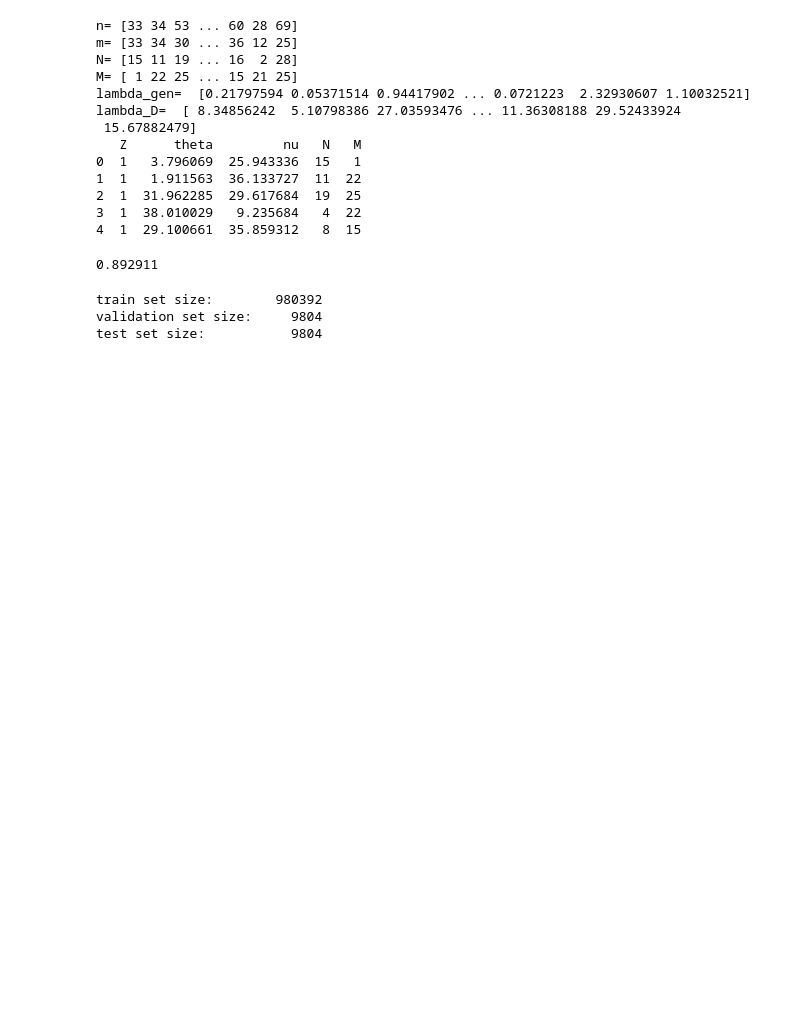
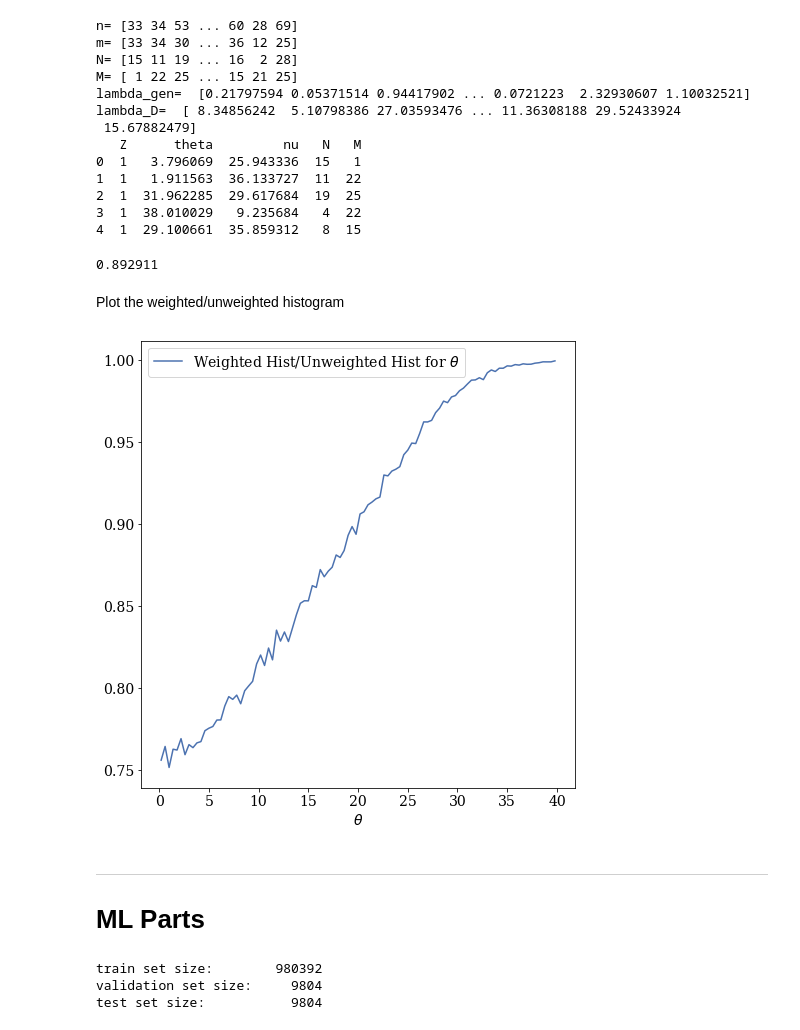
Before and after one commit to AliAlkadhim/LFI_HEP, a Jupyter notebook: Generate_Training_Data_2_parameters_step_1.ipynb, the cells around one changed output. Cells and saved outputs as stored; diff of their text form; code cells hidden in the pictures; blank space fills up the shorter version.

```diff
--- a/Generate_Training_Data_2_parameters_step_1.ipynb
+++ b/Generate_Training_Data_2_parameters_step_1.ipynb
@@ -270,6 +270,39 @@ lambda_D=  [ 8.34856242  5.10798386 27.03593476 ... 11.36308188 29.52433924
 np.sum(data_2_param.Z)/len(data_2_param.Z)
 # %% [output]
 0.892911
+# %% [markdown]
+Plot the weighted/unweighted histogram
+# %%
+def plot_weighted_hist(data_df):
+    #we can select which M, N by doing select= data_df.M = M
+    data_df = pd.read_csv(data_df)
+    fig, ax = plt.subplots(1,1, figsize=(7,7))
+    fig.tight_layout()
+    hist_counts_theta_w, b_theta_w = np.histogram(data_df.theta, weights=np.array(data_df.Z), bins=100)
+    hist_counts_theta_uw, b_theta_uw = np.histogram(data_df.theta, bins=100)
+    hist_counts_theta = hist_counts_theta_w/hist_counts_theta_uw
+    #CLEARLY IT DOESN'T WORK FOR NU
+    # hist_counts_nu_w, b_nu_w = np.histogram(data_df.nu, weights=np.array(data_df.Z), bins=100)
+    # hist_counts_nu_uw, b_nu_uw = np.histogram(data_df.nu, bins=100)
+    # hist_counts_nu = hist_counts_nu_w/hist_counts_nu_uw
+
+    theta_bin_centers = (b_theta_w[1:]+b_theta_w[:-1])/2
+    # nu_bin_centers = (b_nu_w[1:]+b_nu_w[:-1])/2
+    ax.plot(theta_bin_centers, hist_counts_theta, label=r'Weighted Hist/Unweighted Hist for $\theta$')
+    ax.set_xlabel(r'$\theta$')
+    ax.legend()
+
+    # ax[1].plot(nu_bin_centers, hist_counts_nu, label=r'Weighted Hist/Unweighted Hist for $\nu$')
+    # ax[1].set_xlabel(r'$\nu$')
+    # ax[1].legend()
+# %%
+data_df='data/two_parameters_N_M_Uniformly_sampled_1M.csv'
+plot_weighted_hist(data_df)
+# %% [output]
+[figure, added]
+# %% [markdown]
+-------------------------------
+# ML Parts
 # %%
 # Fraction of the data assigned as test data
 fraction = 1/102
```
Also changed, not shown: parts of 4 cells of this notebook, 1 other file.
